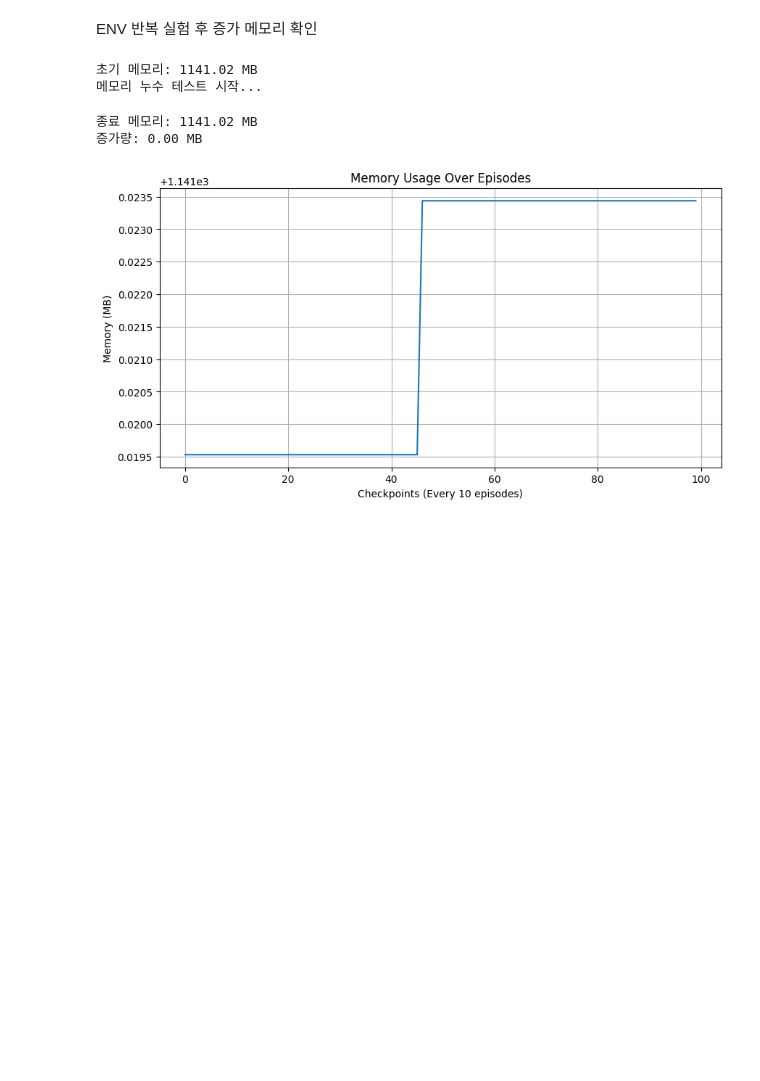
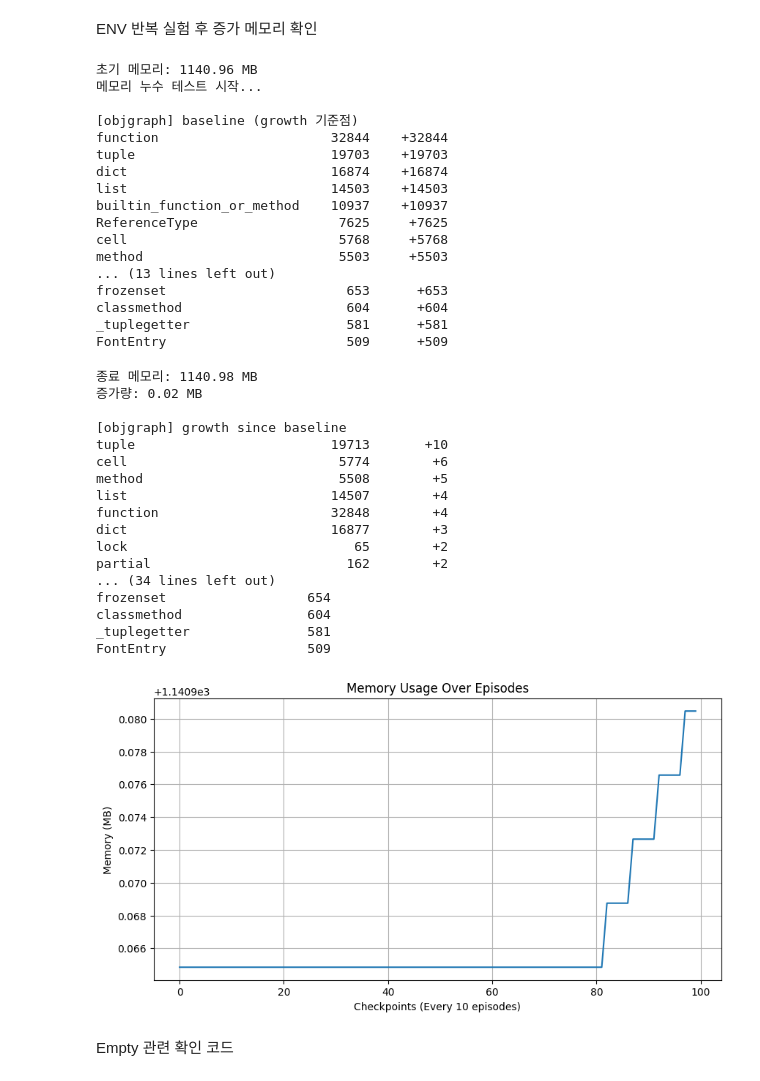
Before and after one commit to VanguardDream/horcrux_rl, a Jupyter notebook: notebooks/gym_test.ipynb, the cells around one changed output. Drawn from its saved outputs; the diff is of its cells as text; code cells hidden in the pictures; blank space fills up the shorter version.

```diff
--- a/notebooks/gym_test.ipynb
+++ b/notebooks/gym_test.ipynb
@@ -10,6 +10,17 @@ import numpy as np
 import matplotlib.pyplot as plt
 from tqdm import tqdm
 
+# --- objgraph: 메모리(객체) 할당/증가 추적 ---
+# 노트북 커널(pip) 기준으로 설치되도록 sys.executable -m pip 사용
+try:
+    import objgraph  # type: ignore
+except ImportError:  # pragma: no cover
+    import sys
+    import subprocess
+
+    subprocess.check_call([sys.executable, "-m", "pip", "install", "-q", "objgraph"])
+    import objgraph  # type: ignore
+
 ENV_NAME = "horcrux_env/plane-v0"
 
 def get_current_memory_usage():
@@ -17,11 +28,24 @@ def get_current_memory_usage():
     process = psutil.Process(os.getpid())
     return process.memory_info().rss / 1024 / 1024
 
-def check_memory_leak(env, num_episodes=1000, steps_per_episode=50):
+def check_memory_leak(
+    env,
+    num_episodes=1000,
+    steps_per_episode=50,
+    use_objgraph: bool = True,
+    objgraph_limit: int = 25,
+):
     memory_usages = []
 
     print(f"초기 메모리: {get_current_memory_usage():.2f} MB")
     print("메모리 누수 테스트 시작...")
+
+    # 기준 스냅샷(첫 호출이 baseline 역할)
+    if use_objgraph:
+        gc.collect()
+        print("\n[objgraph] baseline (growth 기준점)")
+        objgraph.show_growth(limit=objgraph_limit)
+
 
     for i in tqdm(range(num_episodes)):
         # 1. 환경 리셋
@@ -34,35 +58,76 @@ def check_memory_leak(env, num_episodes=1000, steps_per_episode=50):
             if terminated or truncated:
                 break
 
         # 3. 주기적으로 가비지 컬렉션 강제 수행 (Python의 게으른 해제 배제 목적)
         # 실제 누수인지, 단순히 GC가 아직 안 돈 건지 구분하기 위함
         if i % 10 == 0:
             gc.collect()
             current_mem = get_current_memory_usage()
             memory_usages.append(current_mem)
 
-    # 결과 시각화
+    # 결과 요약
     print(f"종료 메모리: {memory_usages[-1]:.2f} MB")
     print(f"증가량: {memory_usages[-1] - memory_usages[0]:.2f} MB")
+
+    # baseline 대비 어떤 객체 타입이 늘었는지 확인
+    if use_objgraph:
+        gc.collect()
+        print("\n[objgraph] growth since baseline")
+        objgraph.show_growth(limit=objgraph_limit)
+        print("\n[objgraph] most common types")
+        objgraph.show_most_common_types(limit=objgraph_limit)
 
     plt.figure(figsize=(10, 5))
     plt.plot(memory_usages)
     plt.title("Memory Usage Over Episodes")
     plt.xlabel("Checkpoints (Every 10 episodes)")
     plt.ylabel("Memory (MB)")
     plt.grid(True)
     plt.show()
+    plt.close()
 
 if __name__ == "__main__":
     env = gym.make(ENV_NAME)
 
     try:
         check_memory_leak(env, num_episodes=1000, steps_per_episode=100)
     finally:
         env.close() # 중요: 테스트 종료 후 리소스 해제
 # %% [output]
-초기 메모리: 1141.02 MB
+초기 메모리: 1140.96 MB
 메모리 누수 테스트 시작...
+
+[objgraph] baseline (growth 기준점)
+function                      32844    +32844
+tuple                         19703    +19703
+dict                          16874    +16874
+list                          14503    +14503
+builtin_function_or_method    10937    +10937
+ReferenceType                  7625     +7625
+cell                           5768     +5768
+method                         5503     +5503
+... (13 lines left out)
+frozenset                       653      +653
+classmethod                     604      +604
+_tuplegetter                    581      +581
+FontEntry                       509      +509
-종료 메모리: 1141.02 MB
-증가량: 0.00 MB
+종료 메모리: 1140.98 MB
+증가량: 0.02 MB
+
+[objgraph] growth since baseline
+tuple                         19713       +10
+cell                           5774        +6
+method                         5508        +5
+list                          14507        +4
+function                      32848        +4
+dict                          16877        +3
+lock                             65        +2
+partial                         162        +2
+... (34 lines left out)
+frozenset                  654
+classmethod                604
+_tuplegetter               581
+FontEntry                  509
-[figure, old version]
+[figure, new version]
+# %% [markdown]
+Empty 관련 확인 코드
```
Also changed, not shown: parts of 1 cell of this notebook, 1 other file.
